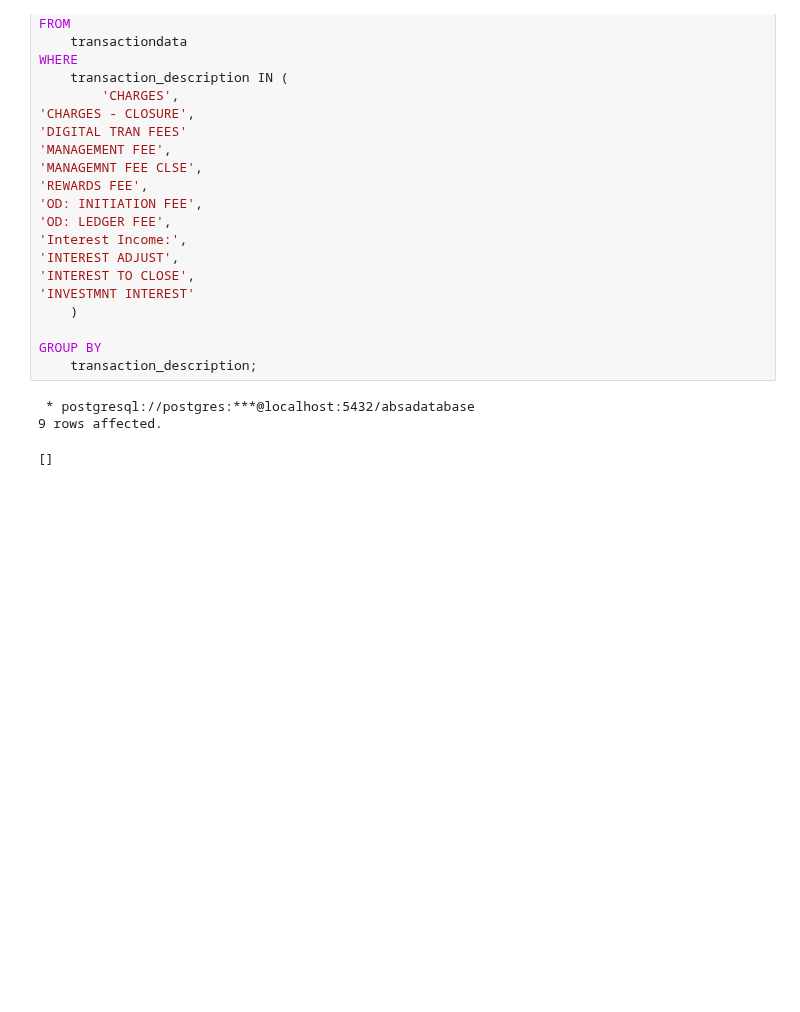
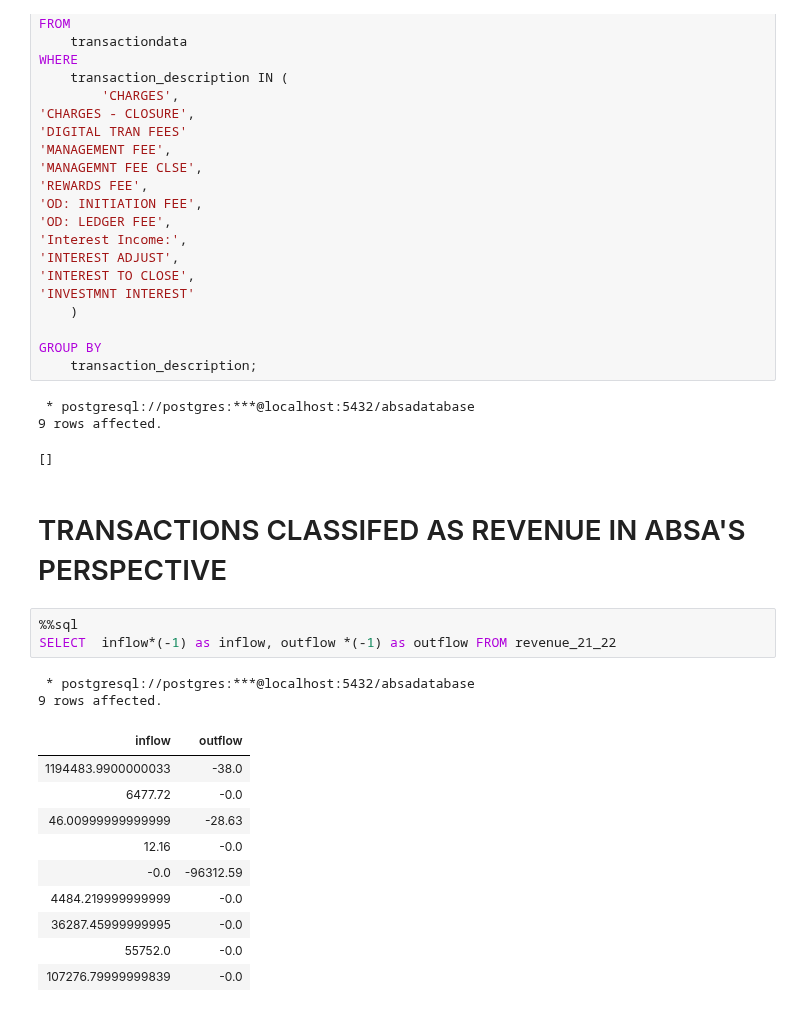
Before and after one commit to The-DigitalAcademy/EXPLORING-ABSA-DATASETS, a Jupyter notebook: Contains all the code.ipynb, the cells around one changed output. Cells and saved outputs as stored; diff of their text form; blank space fills up the shorter version.

```diff
--- a/Contains all the code.ipynb
+++ b/Contains all the code.ipynb
@@ -486,3 +522,21 @@ GROUP BY
  * postgresql://postgres:***@localhost:5432/absadatabase
 9 rows affected.
 []
+# %% [markdown]
+# TRANSACTIONS CLASSIFED AS REVENUE IN ABSA'S PERSPECTIVE
+# %%
+%%sql
+SELECT  inflow*(-1) as inflow, outflow *(-1) as outflow FROM revenue_21_22
+# %% [output]
+ * postgresql://postgres:***@localhost:5432/absadatabase
+9 rows affected.
+| inflow | outflow |
+| 1194483.9900000033 | -38.0 |
+| 6477.72 | -0.0 |
+| 46.00999999999999 | -28.63 |
+| 12.16 | -0.0 |
+| -0.0 | -96312.59 |
+| 4484.219999999999 | -0.0 |
+| 36287.45999999995 | -0.0 |
+| 55752.0 | -0.0 |
+| 107276.79999999839 | -0.0 |
```
Also changed, not shown: parts of 15 cells of this notebook, 1 other file.
